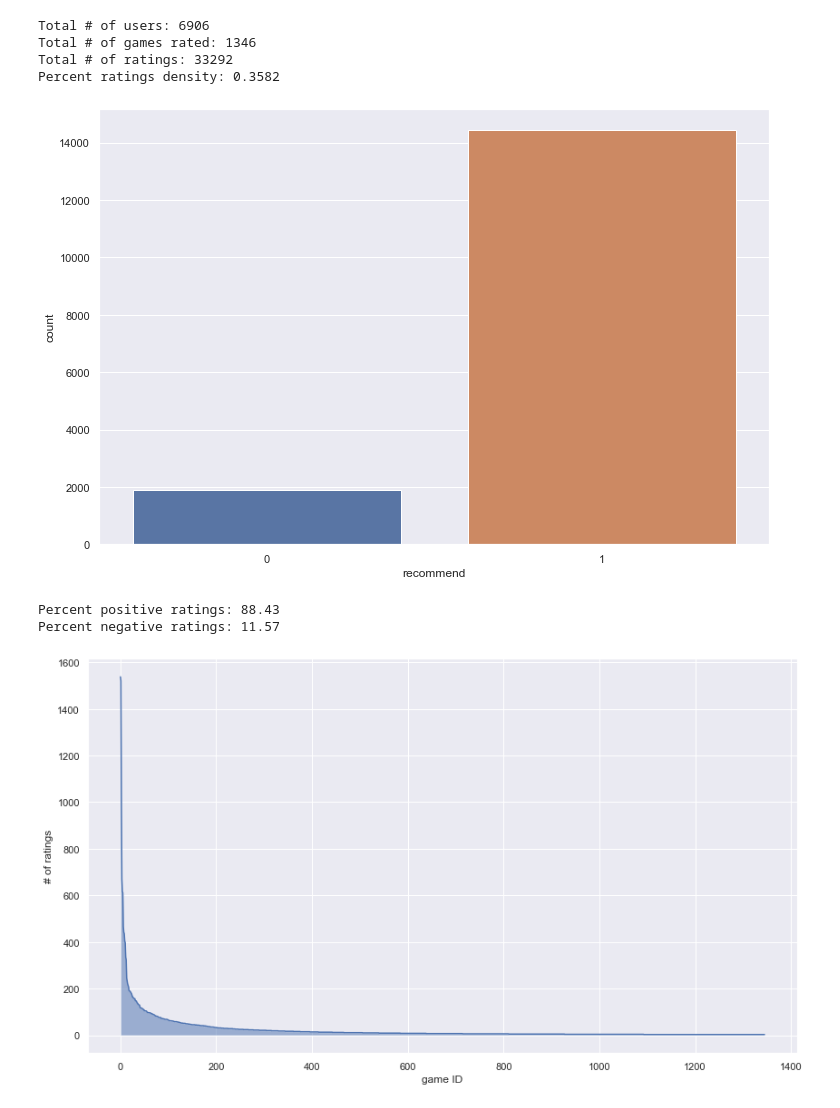
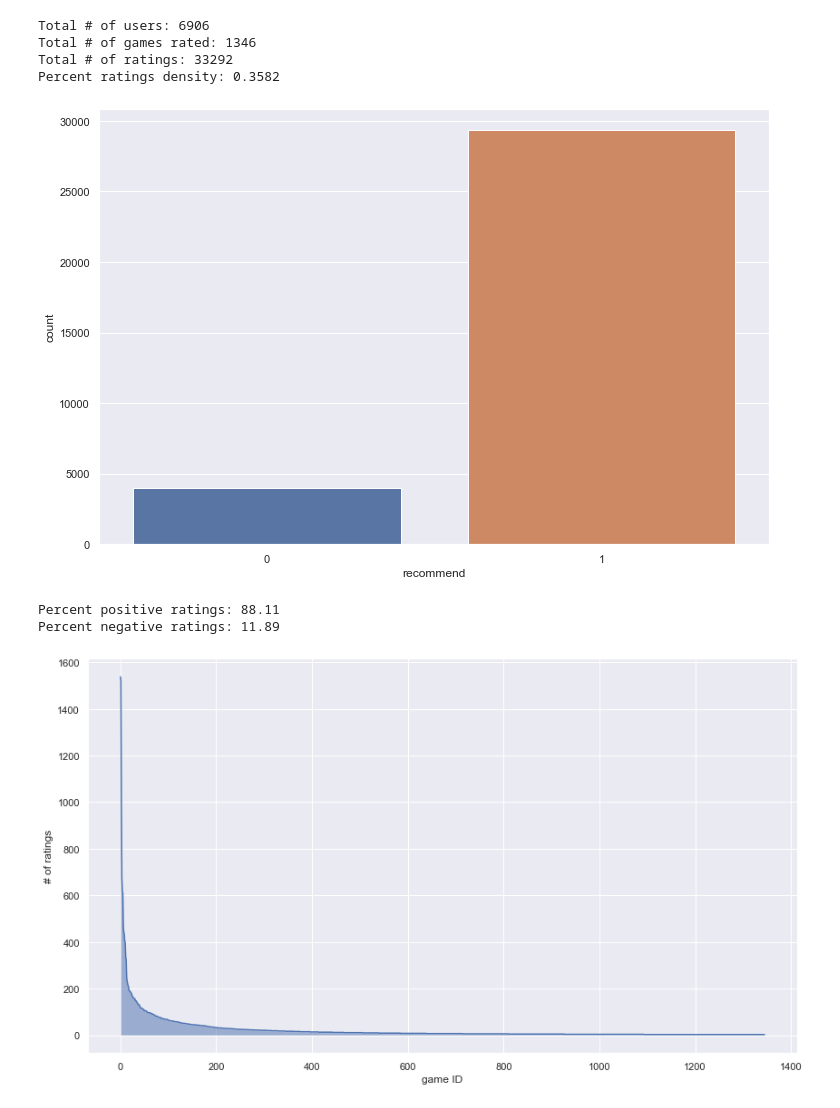
Before and after one commit to robertlizatovic/game_recsystem, a Jupyter notebook: data_processing.ipynb, the cells around one changed output. Drawn from its saved outputs; the diff is of its cells as text; code cells hidden in the pictures.

Commit message:
included plots and data for the project

```diff
--- a/data_processing.ipynb
+++ b/data_processing.ipynb
@@ -20,6 +20,7 @@ sns.set()
 # data file paths
 RATINGS_PATH = "data/australian_user_reviews.json"
 GAME_METADATA_PATH = "data/steam_games.json.gz"
+PLOTS_PATH = "plots/"
 # %% [markdown]
 ### Functions for parsing data
 # %%
@@ -126,7 +127,7 @@ Percent ratings density: 0.0633
 # %% [markdown]
 #### Positive/negative ratings distribution
 # %%
-def plot_ratings_distribution(ratings, col="recommend", figsize=(12,8)):
+def plot_ratings_distribution(ratings, col="recommend", figsize=(12,8), name="ratings_distribution.png"):
     """shows the distribution of positive and negative ratings
     in the dataset"""
     ratings_counts = ratings[col].value_counts()
@@ -135,6 +136,7 @@ def plot_ratings_distribution(ratings, col="recommend", figsize=(12,8)):
     fig, ax = plt.subplots(figsize=figsize)
     ax = sns.countplot(x=ratings[col])
     plt.show()
+    fig.savefig(PLOTS_PATH + name, dpi=fig.dpi)
     print("Percent positive ratings: %.2f" % (100 * pos_r / tot_r))
     print("Percent negative ratings: %.2f" % (100 * neg_r / tot_r))
 # %%
@@ -246,11 +249,11 @@ Total # of users: 6906
 Total # of games rated: 1346
 Total # of ratings: 33292
 Percent ratings density: 0.3582
-# %%
-plot_ratings_distribution(ratings_5k)
-# %% [output]
-[figure, removed]
-Percent positive ratings: 88.43
-Percent negative ratings: 11.57
+# %%
+plot_ratings_distribution(ratings_3k, name="ratings_distribution_3k.png")
+# %% [output]
+[figure, added]
+Percent positive ratings: 88.11
+Percent negative ratings: 11.89
 # %%
 # Distribution of game ratings
```
Also changed, not shown: parts of 7 cells of this notebook, 12 other files.
